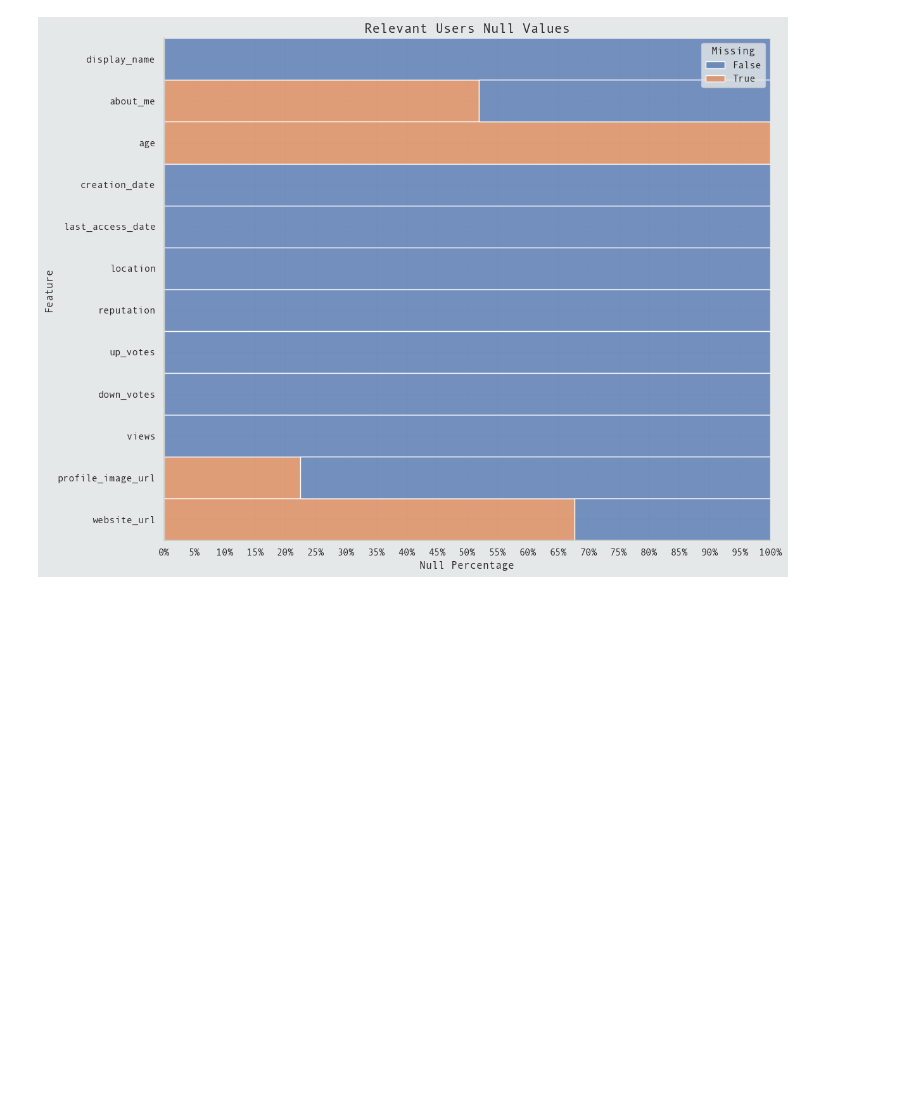
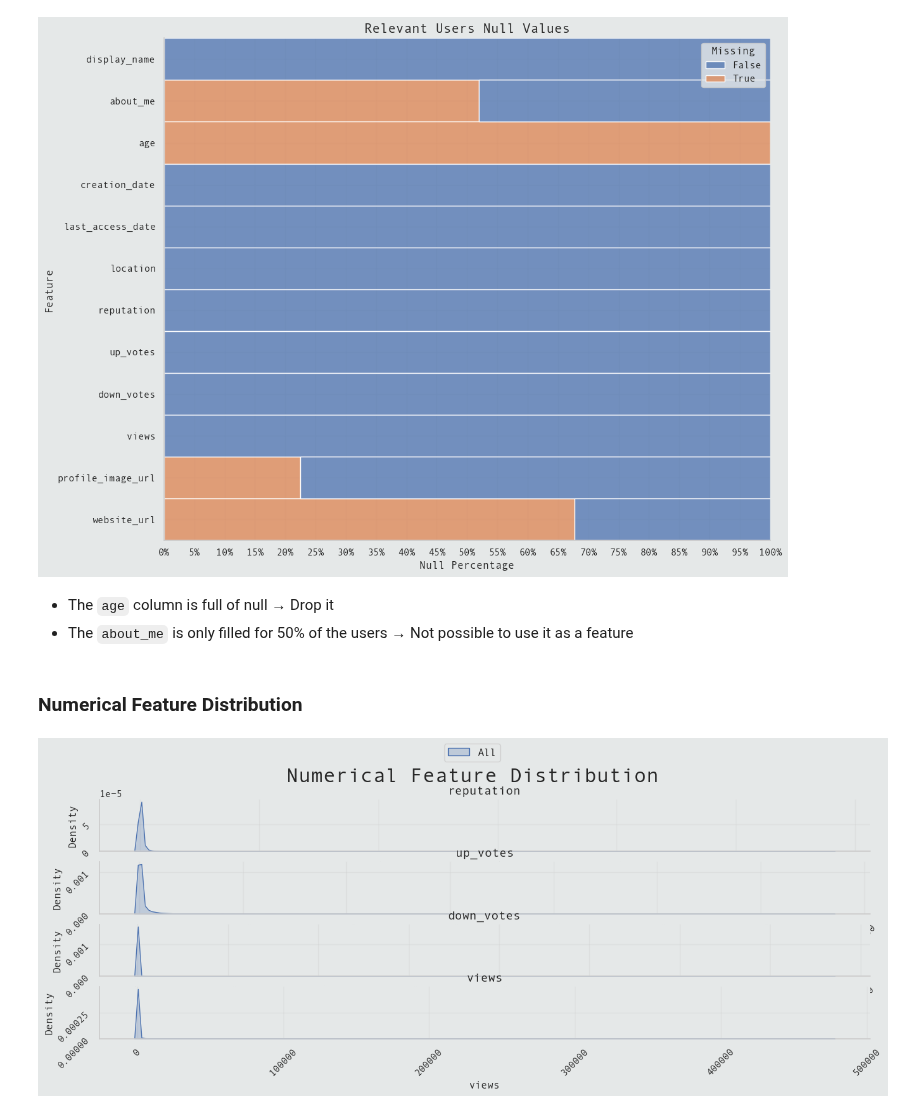
Before and after one commit to Volscente/DruidicGroveAI, a Jupyter notebook: notebooks/stackoverflow/eda/stackoverflow_eda.ipynb, the cells around one changed output. Drawn from its saved outputs; the diff is of its cells as text; code cells hidden in the pictures; blank space fills up the shorter version.

```diff
--- a/notebooks/stackoverflow/eda/stackoverflow_eda.ipynb
+++ b/notebooks/stackoverflow/eda/stackoverflow_eda.ipynb
@@ -159,3 +159,60 @@ ax.set_xlabel('Null Percentage')
 plt.show()
 # %% [output]
 [figure]
+# %% [markdown]
+- The `age` column is full of null &rarr; Drop it
+- The `about_me` is only filled for 50% of the users &rarr; Not possible to use it as a feature
+# %% [markdown]
+### Numerical Feature Distribution
+# %%
+# Define raw numerical features
+raw_numerical_features = [
+    'reputation',
+    'up_votes',
+    'down_votes',
+    'views'
+]
+# %%
+# Define figure and axis
+figure, ax = plt.subplots(4, 1, figsize=(16, 5))
+ax = ax.flatten()
+
+# Initialise legend information
+handles, labels = None, None
+
+# Fetch the data to plot
+for index, column_name in enumerate(raw_numerical_features):
+
+    # Plot data
+    sns.kdeplot(data=relevant_users[column_name],
+                fill=True,
+                label='All',
+                ax=ax[index])
+
+    # Set subplot title
+    ax[index].set_title(column_name, fontsize=14)
+
+    # Set subplot tick rotation
+    ax[index].tick_params(labelrotation=45)
+
+    # Retrieve legend information
+    handles = ax[index].get_legend_handles_labels()[0]
+    labels = ax[index].get_legend_handles_labels()[1]
+    ax[index].legend().remove()
+
+# Set the legend
+figure.legend(handles,
+              labels,
+              loc='center',
+              bbox_to_anchor=(0.5, 1.03),
+              fontsize=12,
+              ncol=3)
+
+# Set figure Title
+figure.suptitle('Numerical Feature Distribution',
+                fontweight='bold',
+                fontsize=24)
+
+plt.tight_layout()
+# %% [output]
+[figure, added]
```
